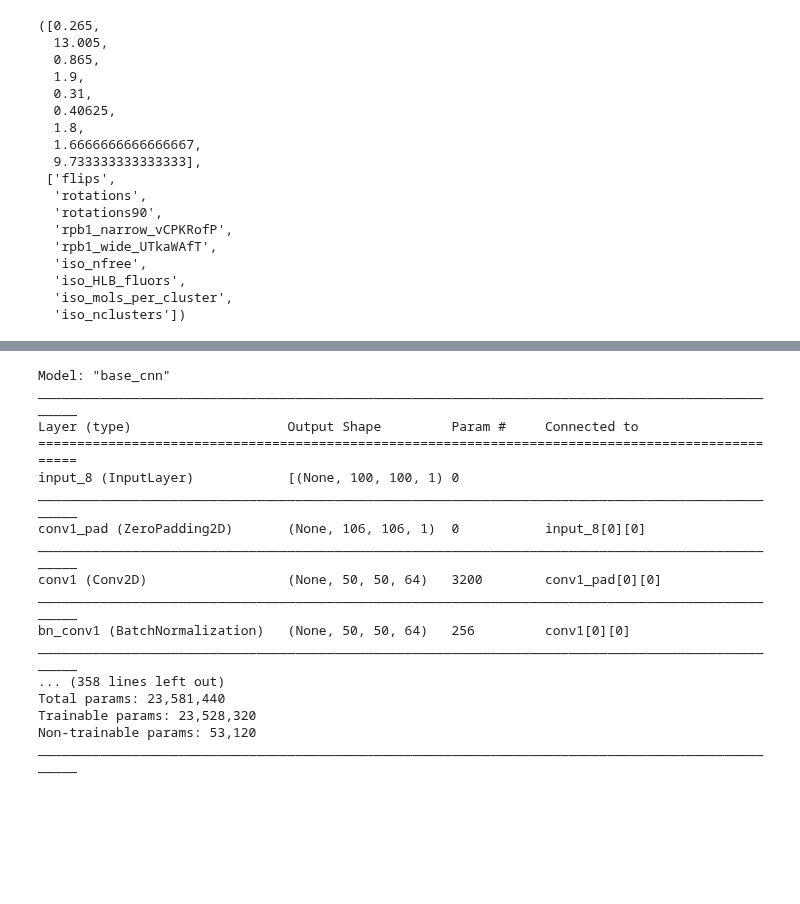
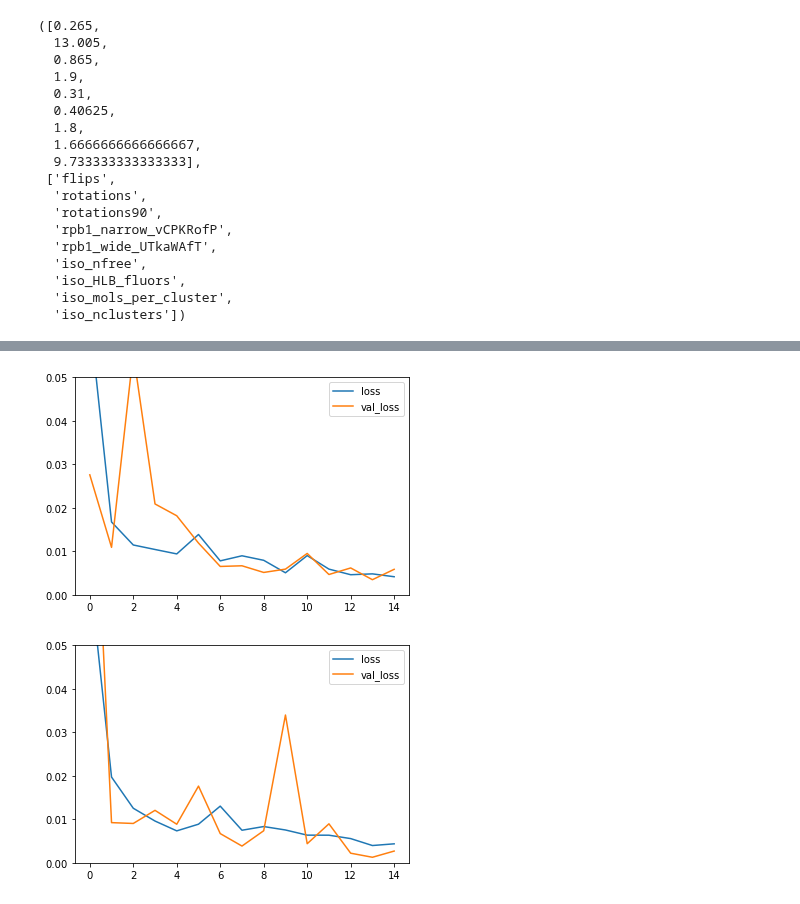
Before and after one commit to michaelrstadler/rpb1, a Jupyter notebook: bin/notebooks/20220212-buildCNNassessor-curriculumlearning.ipynb, the cells around one changed output, grey strips where cells are left out. Saved outputs shown, nothing was run; the diff lists cells and outputs as text; code cells hidden in the pictures; blank space fills up the shorter version.

```diff
--- a/bin/notebooks/20220212-buildCNNassessor-curriculumlearning.ipynb
+++ b/bin/notebooks/20220212-buildCNNassessor-curriculumlearning.ipynb
@@ -857,20 +837,8 @@ ________________________________________________________________________________
-# %%
-cn.make_base_cnn_2d().summary()
-# %% [output]
-Model: "base_cnn"
-__________________________________________________________________________________________________
-Layer (type)                    Output Shape         Param #     Connected to
-==================================================================================================
-input_8 (InputLayer)            [(None, 100, 100, 1) 0
-__________________________________________________________________________________________________
-conv1_pad (ZeroPadding2D)       (None, 106, 106, 1)  0           input_8[0][0]
-__________________________________________________________________________________________________
-conv1 (Conv2D)                  (None, 50, 50, 64)   3200        conv1_pad[0][0]
-__________________________________________________________________________________________________
-bn_conv1 (BatchNormalization)   (None, 50, 50, 64)   256         conv1[0][0]
-__________________________________________________________________________________________________
-... (358 lines left out)
-Total params: 23,581,440
-Trainable params: 23,528,320
-Non-trainable params: 53,120
-__________________________________________________________________________________________________
+# %%
+ev.plot_history('/Users/michaelstadler/Bioinformatics/Projects/rpb1/results/gridsearch/history_0.0001_0.05_1_8_1_nocurriculum.pkl', 0.05)
+# %% [output]
+[figure, added]
+# %%
+ev.plot_history('/Users/michaelstadler/Bioinformatics/Projects/rpb1/results/gridsearch/history_0.0001_0.05_1_18_1_nocurriculum.pkl', 0.05)
+# %% [output]
+[figure, added]
```
Also changed, not shown: parts of 9 cells of this notebook, 2 other files.
